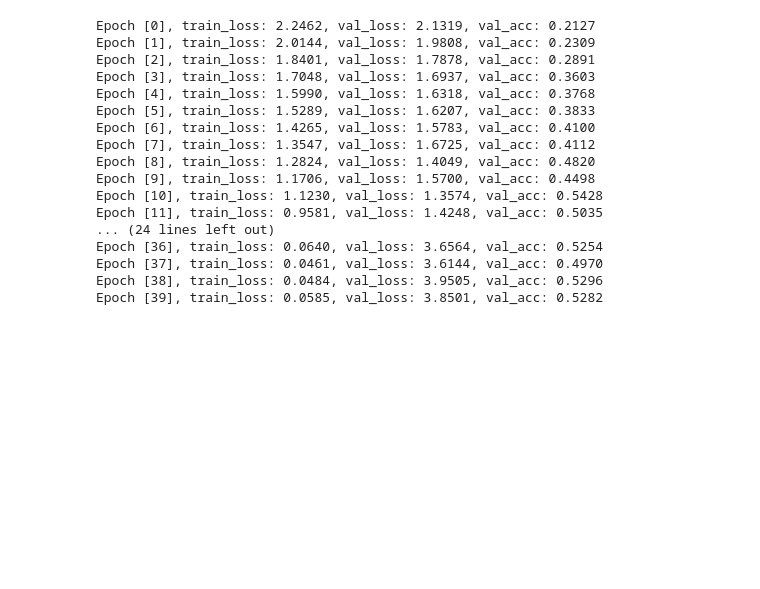
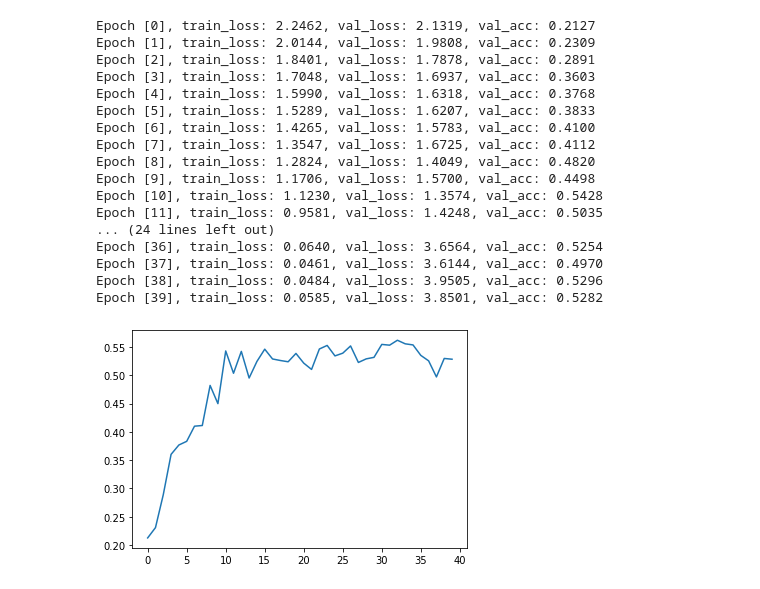
Before and after one commit to AndrewLi19/ML_Assignment, a Jupyter notebook: Assignment5/my_cifar10_CNN.ipynb, the cells around one changed output. Saved outputs shown, nothing was run; the diff lists cells and outputs as text; code cells hidden in the pictures; blank space fills up the shorter version.

```diff
--- a/Assignment5/my_cifar10_CNN.ipynb
+++ b/Assignment5/my_cifar10_CNN.ipynb
@@ -355,3 +355,13 @@ Epoch [36], train_loss: 0.0640, val_loss: 3.6564, val_acc: 0.5254
 Epoch [37], train_loss: 0.0461, val_loss: 3.6144, val_acc: 0.4970
 Epoch [38], train_loss: 0.0484, val_loss: 3.9505, val_acc: 0.5296
 Epoch [39], train_loss: 0.0585, val_loss: 3.8501, val_acc: 0.5282
+# %%
+def plot_accuracies(history):
+    accuracies = [x['val_acc'] for x in history]
+    epoch=range(0,len(history))
+    plt.plot(epoch,accuracies)
+    plt.show()
+# %%
+plot_accuracies(history)
+# %% [output]
+[figure, added]
```
Also changed, not shown: parts of 9 cells of this notebook.
